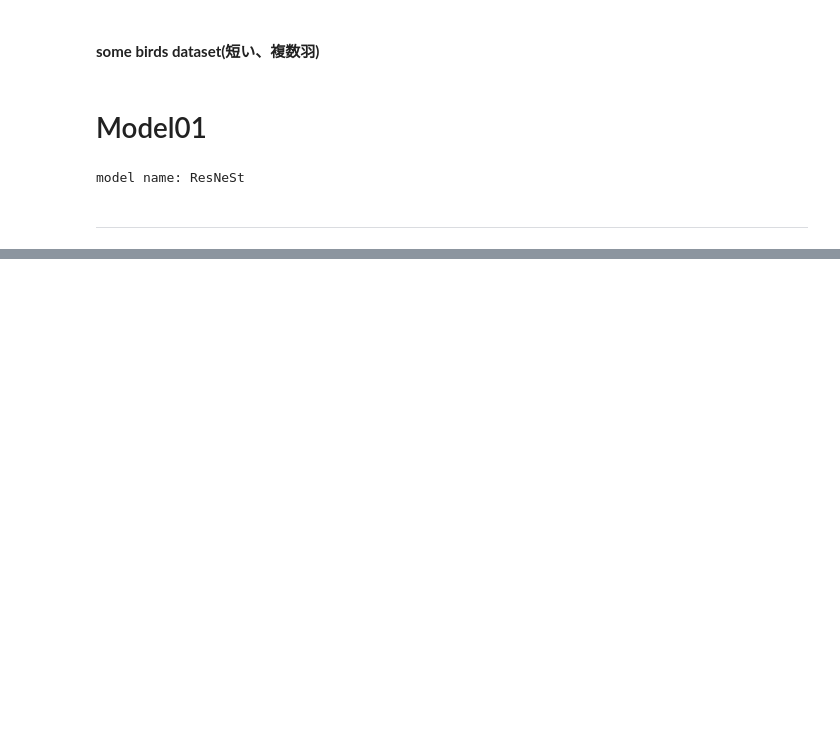
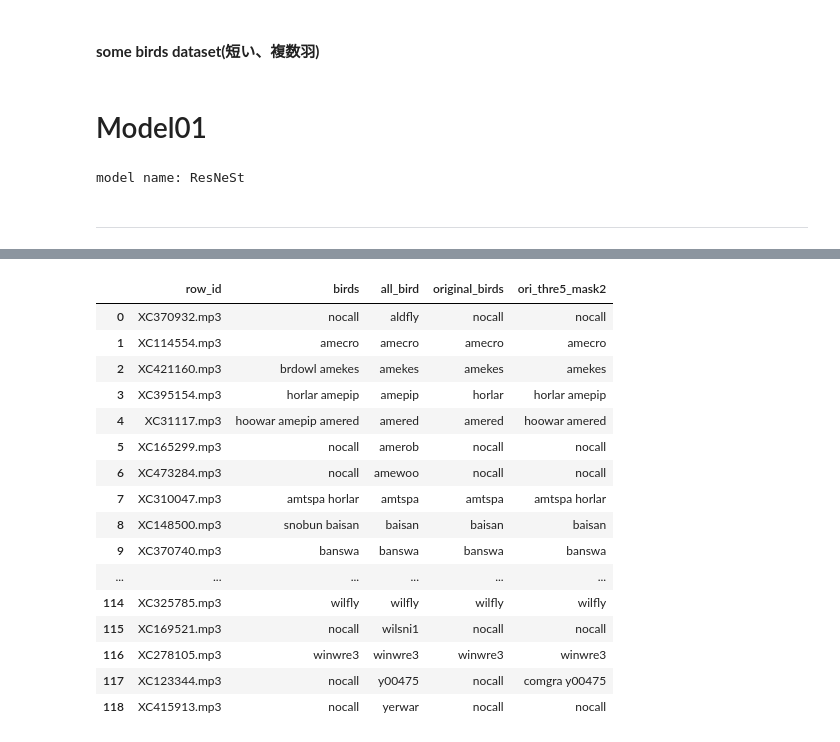
Before and after one commit to fkubota/kaggle-Cornell-Birdcall-Identification, a Jupyter notebook: nb/048_evaluate_stride_mask.ipynb, the cells around one changed output, grey strips where cells are left out. Saved outputs shown, nothing was run; the diff lists cells and outputs as text; code cells hidden in the pictures; blank space fills up the shorter version.

```diff
--- a/nb/048_evaluate_stride_mask.ipynb
+++ b/nb/048_evaluate_stride_mask.ipynb
@@ -1822,0 +2189,23 @@ evaluate_model(model, mask_num=3)
+# %%
+sub_dict_mask['1bird']['all_bird'] = df_valid_1bird['all_bird'].values[::3]
+sub_dict_mask['1bird']['original_birds'] = sub_dict_original['1bird']['birds'].values
+sub_dict_mask['1bird']['ori_thre5_mask2'] = sub_dict_thre5_mask2['1bird']['birds'].values
+sub_dict_mask['1bird']
+# %% [output]
+|  | row_id | birds | all_bird | original_birds | ori_thre5_mask2 |
+| 0 | XC370932.mp3 | nocall | aldfly | nocall | nocall |
+| 1 | XC114554.mp3 | amecro | amecro | amecro | amecro |
+| 2 | XC421160.mp3 | brdowl amekes | amekes | amekes | amekes |
+| 3 | XC395154.mp3 | horlar amepip | amepip | horlar | horlar amepip |
+| 4 | XC31117.mp3 | hoowar amepip amered | amered | amered | hoowar amered |
+| 5 | XC165299.mp3 | nocall | amerob | nocall | nocall |
+| 6 | XC473284.mp3 | nocall | amewoo | nocall | nocall |
+| 7 | XC310047.mp3 | amtspa horlar | amtspa | amtspa | amtspa horlar |
+| 8 | XC148500.mp3 | snobun baisan | baisan | baisan | baisan |
+| 9 | XC370740.mp3 | banswa | banswa | banswa | banswa |
+| ... | ... | ... | ... | ... | ... |
+| 114 | XC325785.mp3 | wilfly | wilfly | wilfly | wilfly |
+| 115 | XC169521.mp3 | nocall | wilsni1 | nocall | nocall |
+| 116 | XC278105.mp3 | winwre3 | winwre3 | winwre3 | winwre3 |
+| 117 | XC123344.mp3 | nocall | y00475 | nocall | comgra y00475 |
+| 118 | XC415913.mp3 | nocall | yerwar | nocall | nocall |
```
Also changed, not shown: parts of 26 cells of this notebook, 2 other files.
